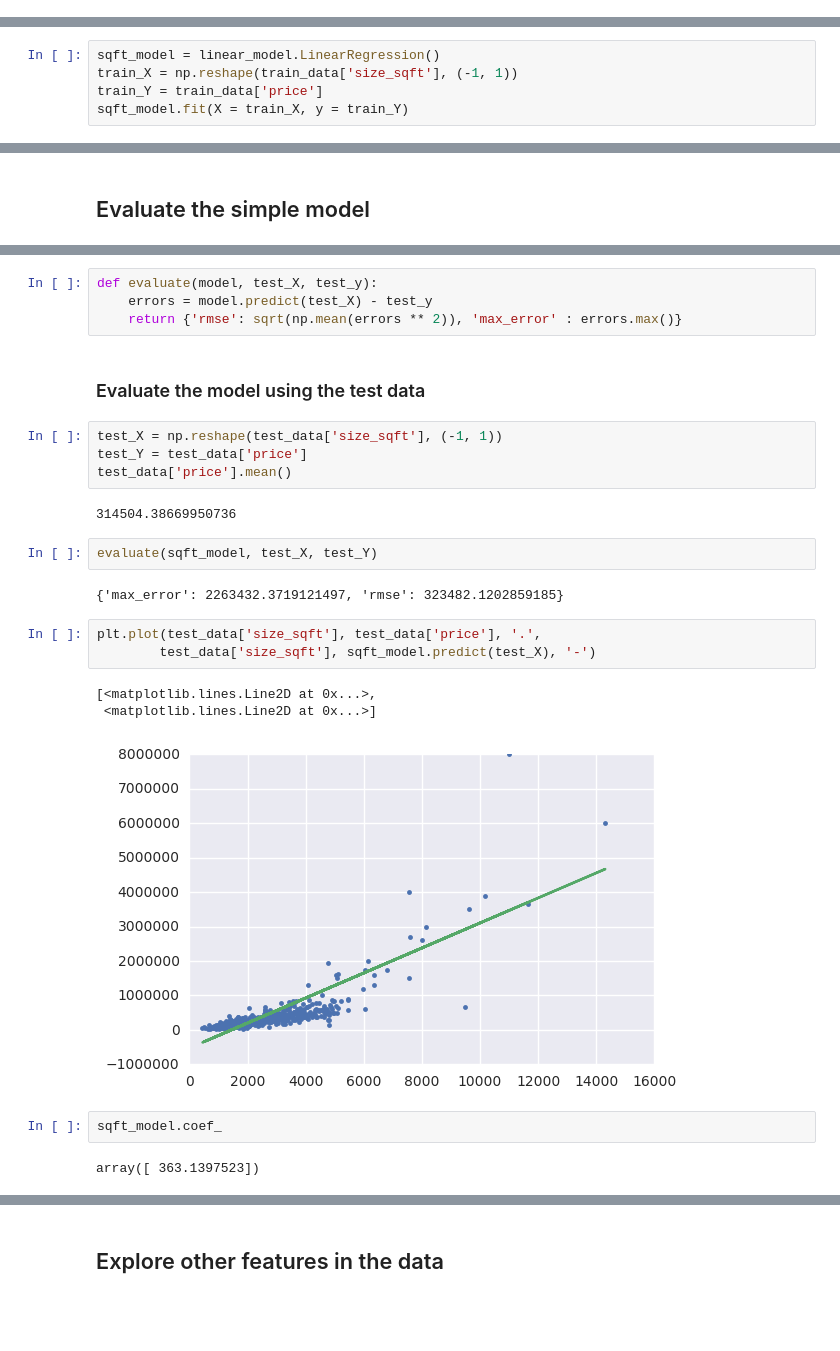
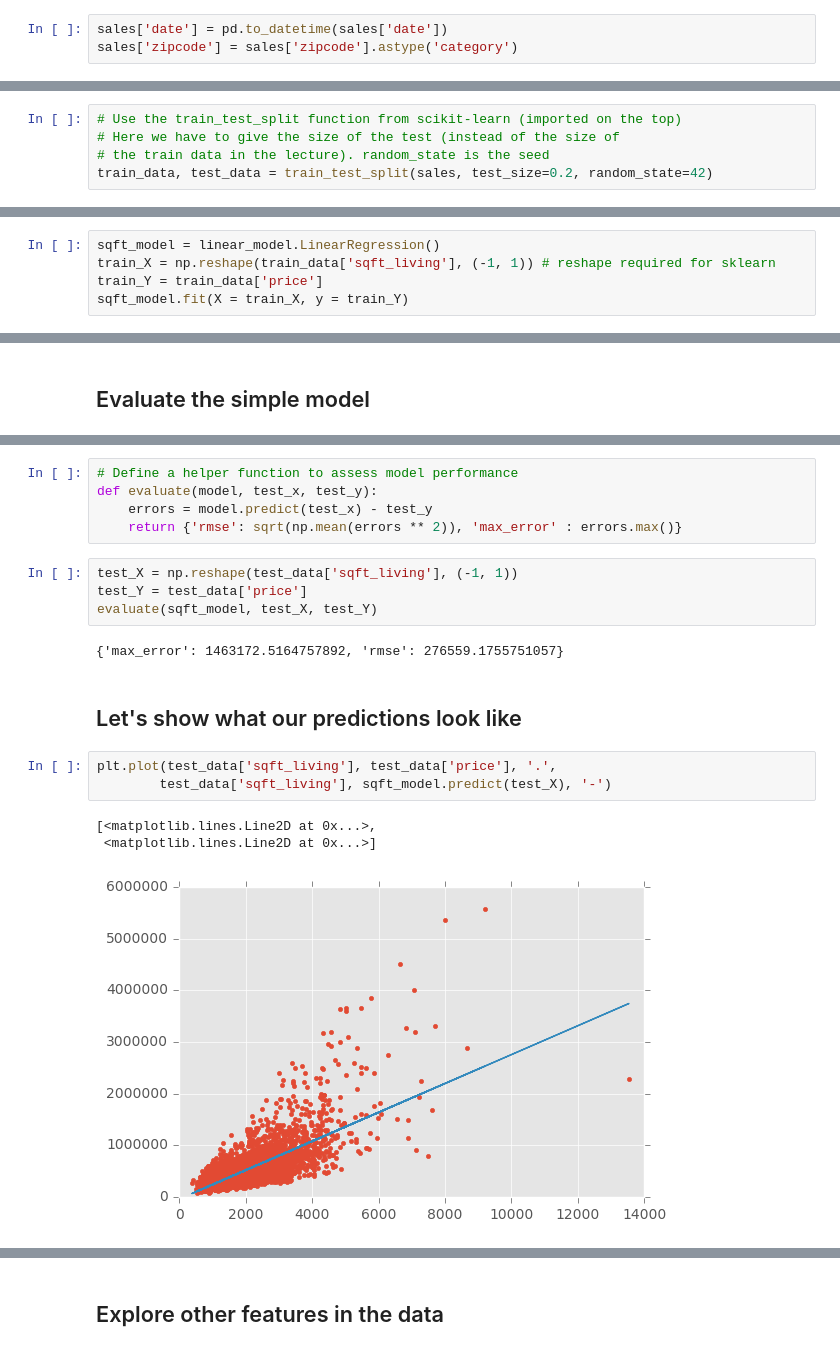
Before and after one commit to Donnyvdm/courses, a Jupyter notebook: Machine Learning Foundations/1 A Case Study Approach/Week 2/Predicting House Prices.ipynb, the cells around one changed output, grey strips where cells are left out. Cells and saved outputs as stored; diff of their text form; blank space fills up the shorter version.

Commit message:
Updated Week 2 ipynb to follow along with lecture

```diff
--- a/Machine Learning Foundations/1 A Case Study Approach/Week 2/Predicting House Prices.ipynb
+++ b/Machine Learning Foundations/1 A Case Study Approach/Week 2/Predicting House Prices.ipynb
@@ -33,0 +56,3 @@ houses.head()
+# %%
+sales['date'] = pd.to_datetime(sales['date'])
+sales['zipcode'] = sales['zipcode'].astype('category')
@@ -60,3 +87,8 @@ train_data, test_data = train_test_split(houses, test_size = 0.2, random_state =
+# %%
+# Use the train_test_split function from scikit-learn (imported on the top)
+# Here we have to give the size of the test (instead of the size of
+# the train data in the lecture). random_state is the seed
+train_data, test_data = train_test_split(sales, test_size=0.2, random_state=42)
 # %%
 print(len(train_data), len(test_data))
 # %% [output]
@@ -65,7 +97,7 @@ print(len(train_data), len(test_data))
 ## Build the regression model
 # %%
 sqft_model = linear_model.LinearRegression()
-train_X = np.reshape(train_data['size_sqft'], (-1, 1))
+train_X = np.reshape(train_data['sqft_living'], (-1, 1)) # reshape required for sklearn
 train_Y = train_data['price']
 sqft_model.fit(X = train_X, y = train_Y)
 # %% [output]
@@ -77,27 +111,20 @@ LinearRegression(copy_X=True, fit_intercept=True, n_jobs=1, normalize=False)
 # %%
-def evaluate(model, test_X, test_y):
-    errors = model.predict(test_X) - test_y
+# Define a helper function to assess model performance
+def evaluate(model, test_x, test_y):
+    errors = model.predict(test_x) - test_y
     return {'rmse': sqrt(np.mean(errors ** 2)), 'max_error' : errors.max()}
-# %% [markdown]
-### Evaluate the model using the test data
 # %%
-test_X = np.reshape(test_data['size_sqft'], (-1, 1))
+test_X = np.reshape(test_data['sqft_living'], (-1, 1))
 test_Y = test_data['price']
-test_data['price'].mean()
+evaluate(sqft_model, test_X, test_Y)
 # %% [output]
-314504.38669950736
+{'max_error': 1463172.5164757892, 'rmse': 276559.1755751057}
-# %%
-evaluate(sqft_model, test_X, test_Y)
-# %% [output]
-{'max_error': 2263432.3719121497, 'rmse': 323482.1202859185}
+# %% [markdown]
+## Let's show what our predictions look like
 # %%
-plt.plot(test_data['size_sqft'], test_data['price'], '.',
-        test_data['size_sqft'], sqft_model.predict(test_X), '-')
+plt.plot(test_data['sqft_living'], test_data['price'], '.',
+        test_data['sqft_living'], sqft_model.predict(test_X), '-')
 # %% [output]
 [<matplotlib.lines.Line2D at 0x...>,
  <matplotlib.lines.Line2D at 0x...>]
-[figure, old version]
+[figure, new version]
-# %%
-sqft_model.coef_
-# %% [output]
-array([ 363.1397523])
```
Also changed, not shown: parts of 51 cells of this notebook.
